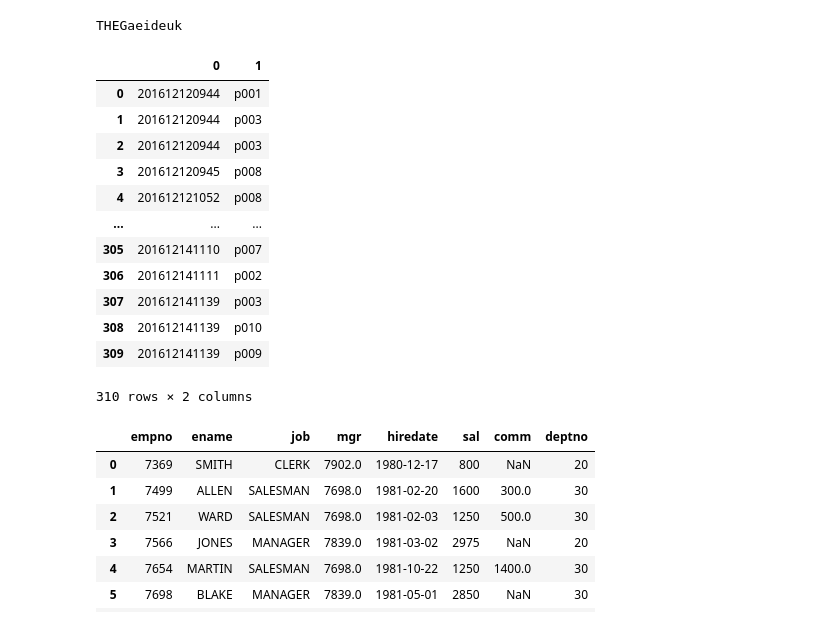
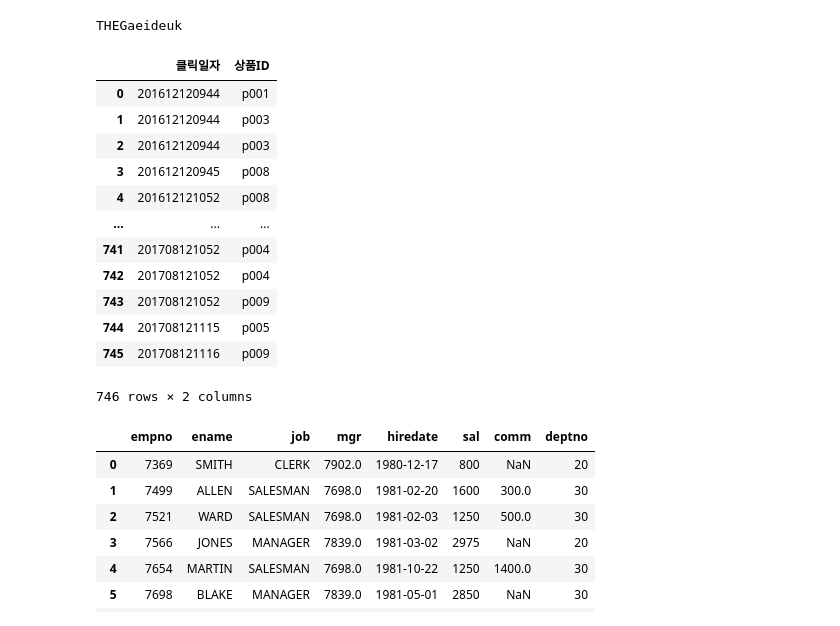
Before and after one commit to HaneulJ/Pythondata, a Jupyter notebook: lab16.ipynb, the cells around one changed output. Saved outputs shown, nothing was run; the diff lists cells and outputs as text; code cells hidden in the pictures.

Commit message:
4/12 Python data 실습

```diff
--- a/lab16.ipynb
+++ b/lab16.ipynb
@@ -34,20 +34,26 @@ import matplotlib
 THEGaeideuk
 # %%
 # 2-1. 상품별 클릭수를 바그래프로 그리는데 클릭수가 많은 순으로 그린다
-df = pd.read_csv("data/product_click_new.log", header = None, sep = " ")
+df = pd.read_csv("data/product_click.log", header = None, sep = " ")
+df.columns = ["클릭일자", "상품ID"]
+
+# 데이터프레임에서 plot표현할 시 색 적용 실패, Series로 지정해야 함
+# count: 데이터프레임, size: 시리즈 로 추출
+
+
 
 display(df)
 # %% [output]
-|  | 0 | 1 |
+|  | 클릭일자 | 상품ID |
 | 0 | 201612120944 | p001 |
 | 1 | 201612120944 | p003 |
 | 2 | 201612120944 | p003 |
 | 3 | 201612120945 | p008 |
 | 4 | 201612121052 | p008 |
 | ... | ... | ... |
-| 305 | 201612141110 | p007 |
-| 306 | 201612141111 | p002 |
-| 307 | 201612141139 | p003 |
-| 308 | 201612141139 | p010 |
-| 309 | 201612141139 | p009 |
+| 741 | 201708121052 | p004 |
+| 742 | 201708121052 | p004 |
+| 743 | 201708121052 | p009 |
+| 744 | 201708121115 | p005 |
+| 745 | 201708121116 | p009 |
-310 rows × 2 columns
+746 rows × 2 columns
```
Also changed, not shown: parts of 12 cells of this notebook, 12 other files.
